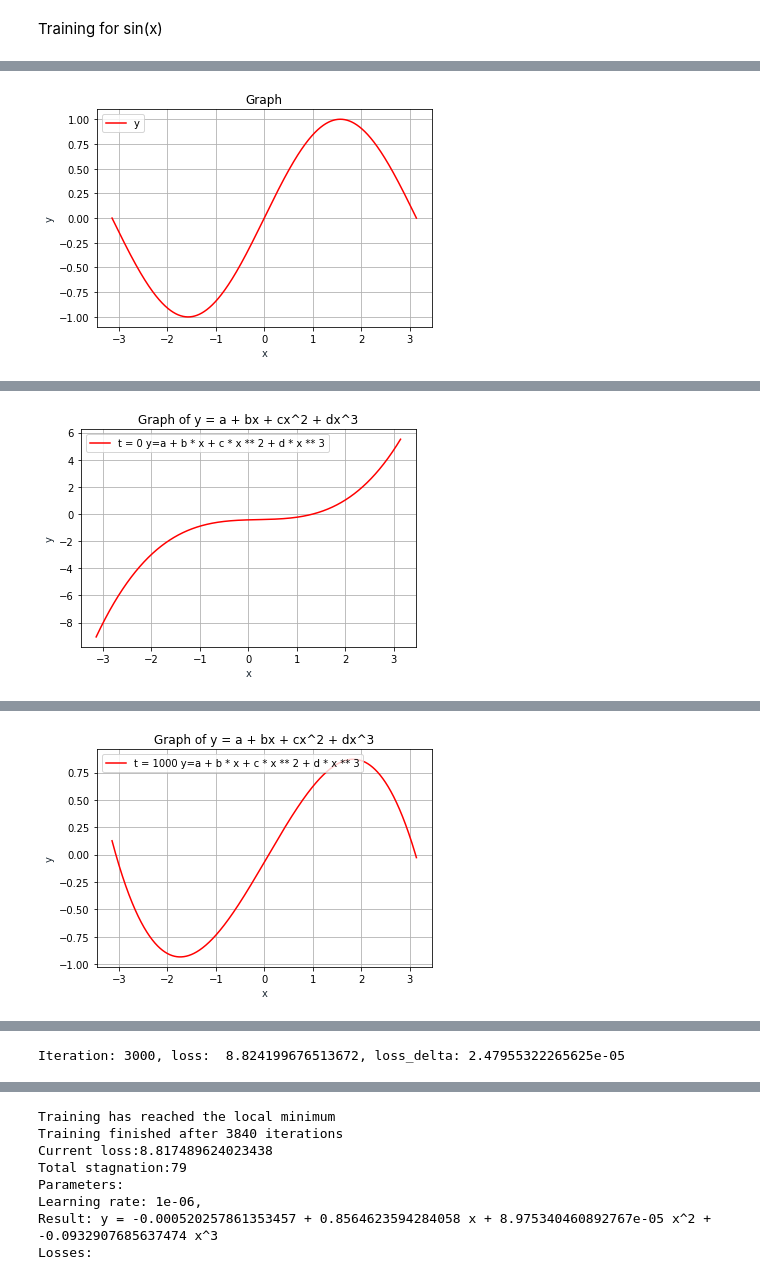
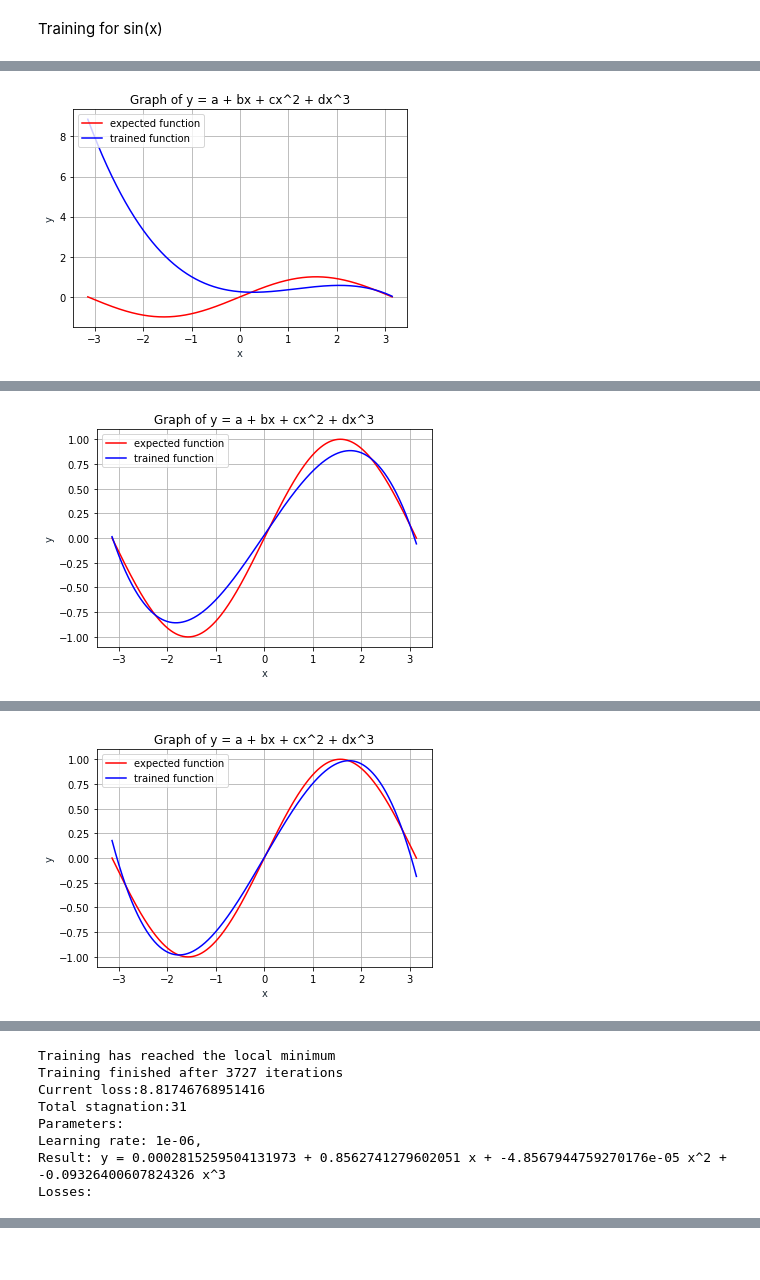
Before and after one commit to MGrgat1/deep_learning_in_google_colab, a Jupyter notebook: lab3.ipynb, the cells around one changed output, grey strips where cells are left out. Drawn from its saved outputs; the diff is of its cells as text; code cells hidden in the pictures.

Commit message:
Add multiple functions to be approximated

```diff
--- a/lab3.ipynb
+++ b/lab3.ipynb
@@ -10,6 +10,8 @@ device = torch.device("cuda")
 # %% [markdown]
 Training for sin(x)
 # %%
+# set up the neural network that will approximate the function
+
 # Every x in the polynomial (x, x^2, x^3) is its own function
 # unsqueeze maps from (2000) to (2000, 1)
 # pow uses all x parameters as powers for the tensor p
@@ -34,20 +36,10 @@ number_of_iterations = 100001
 #SGD optimizer
 optimizer = torch.optim.SGD(model.parameters(), lr=learning_rate)
 
-# the function to approximate
-x = torch.linspace(-math.pi, math.pi, 2000, device=device, dtype=dtype)
-y = torch.sin(x)
-plt.plot(x.cpu(), y.cpu(), '-r', label='y')
-plt.title('Graph')
-plt.xlabel('x', color='#1C2833')
-plt.ylabel('y', color='#1C2833')
-plt.legend(loc='upper left')
-plt.grid()
-print("Function to approximate:")
-plt.show()
-
-losses_x = []
-losses_y = []
+#set up loss statistics
+t_samples = []
+loss_samples = []
+loss_gradient_samples = []
 previous_loss = 0
 current_loss = 0
 loss_delta = 0
@@ -55,6 +47,10 @@ max_stagnant_loss_rate = 0.00001    # if the losses fall below this rate, we've
 stagnation_counter = 0
 total_stagnation = 0
 accepted_number_of_stagnation = 500
+
+# the function to approximate
+x = torch.linspace(-math.pi, math.pi, 2000, device=device, dtype=dtype)
+y_expected = torch.sin(x)
 
 # the training loop
 print("Entering training:")
@@ -64,15 +60,16 @@ for t in range(number_of_iterations):
     y_pred = model(xx)
 
     # calculate the error using a built-in error function
-    loss = loss_fn(y_pred, y)
+    loss = loss_fn(y_pred, y_expected)
 
     # determine the rate at which the losses are changing
     current_loss = loss.item()
     loss_delta = previous_loss - current_loss
     previous_loss = current_loss
     if t % 1000 == 0:
-        losses_x.append(t)
-        losses_y.append(current_loss)
+        t_samples.append(t)
+        loss_samples.append(current_loss)
+        loss_gradient_samples.append(loss_delta)
         print(f'Iteration: {t}, loss:  {current_loss}, loss_delta: {loss_delta}')
 
     # if the rate of change of losses is below a certain level (max_stagnant_loss_rate), we've probably reached the local minimum
@@ -108,7 +105,8 @@ for t in range(number_of_iterations):
     # display the learning process
     if t % 1000 == 0:
         y_graph = a + b * x + c * x ** 2 + d * x ** 3
-        plt.plot(x.cpu().detach(), y_graph.cpu().detach(), '-r', label='t = ' + str(t) + ' y=a + b * x + c * x ** 2 + d * x ** 3')
+        plt.plot(x.cpu().detach(), y_expected.cpu().detach(), '-r', label='expected function', color = "red")
+        plt.plot(x.cpu().detach(), y_graph.cpu().detach(), '-r', label='trained function', color ="blue")
         plt.title('Graph of y = a + bx + cx^2 + dx^3')
         plt.xlabel('x', color='#1C2833')
         plt.ylabel('y', color='#1C2833')
@@ -125,7 +123,8 @@ print(f"Learning rate: {learning_rate},  ")
 print(f'Result: y = {a} + {b} x + {c} x^2 + {d} x^3')
 
 # a graph of the losses
-plt.plot(losses_x, losses_y, '-r', label='y')
+# plt.plot(t_samples, loss_samples, '-r', label='losses')
+plt.plot(t_samples, loss_gradient_samples, '-r', label='loss gradients', color="#232C33")
 plt.title('Losses')
 plt.xlabel('Number of iterations', color='#1C2833')
 plt.ylabel('Loss', color='#1C2833')
@@ -138 +138 @@ Function to approximate:
-[figure, old version]
+[figure, new version]
@@ -141 +140 @@ Iteration: 0, loss:  66607.703125, loss_delta: -66607.703125
-[figure, old version]
+[figure, new version]
@@ -143 +142 @@ Iteration: 1000, loss:  23.562593460083008, loss_delta: 0.05809783935546875
-[figure, old version]
+[figure, new version]
@@ -146 +145,8 @@ Iteration: 2000, loss:  9.121583938598633, loss_delta: 0.0011653900146484375
-Iteration: 3000, loss:  8.824199676513672, loss_delta: 2.47955322265625e-05
+Training has reached the local minimum
+Training finished after 3727 iterations
+Current loss:8.81746768951416
+Total stagnation:31
+Parameters:
+Learning rate: 1e-06,
+Result: y = 0.0002815259504131973 + 0.8562741279602051 x + -4.8567944759270176e-05 x^2 + -0.09326400607824326 x^3
+Losses:
@@ -148,8 +153,0 @@ Iteration: 3000, loss:  8.824199676513672, loss_delta: 2.47955322265625e-05
-Training has reached the local minimum
-Training finished after 3840 iterations
-Current loss:8.817489624023438
-Total stagnation:79
-Parameters:
-Learning rate: 1e-06,
-Result: y = -0.000520257861353457 + 0.8564623594284058 x + 8.975340460892767e-05 x^2 + -0.0932907685637474 x^3
-Losses:
```
Also changed, not shown: parts of 5 cells of this notebook.
